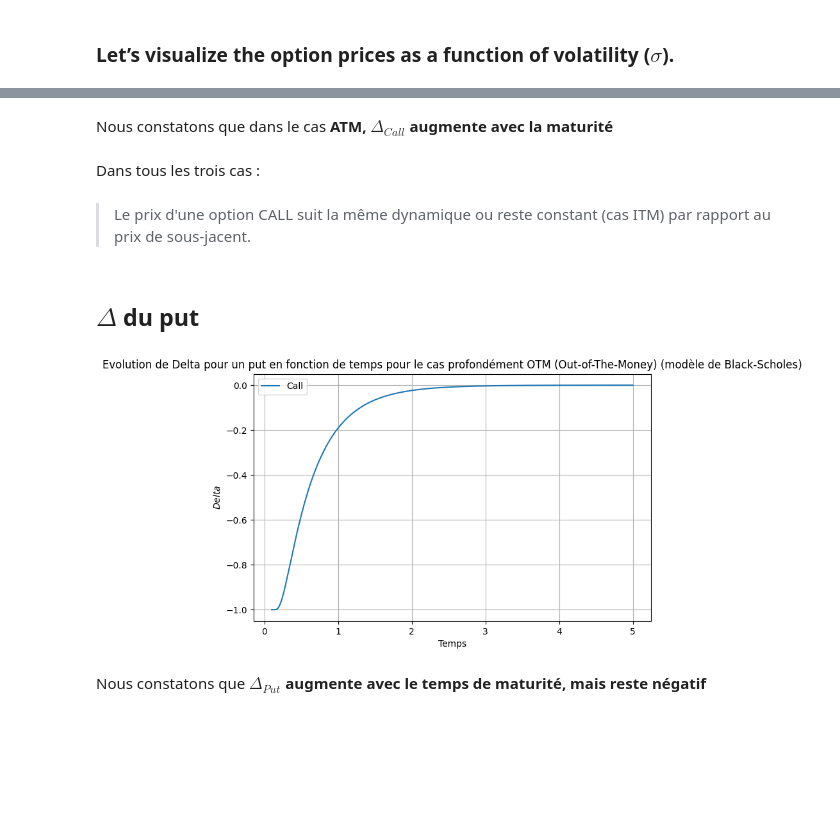
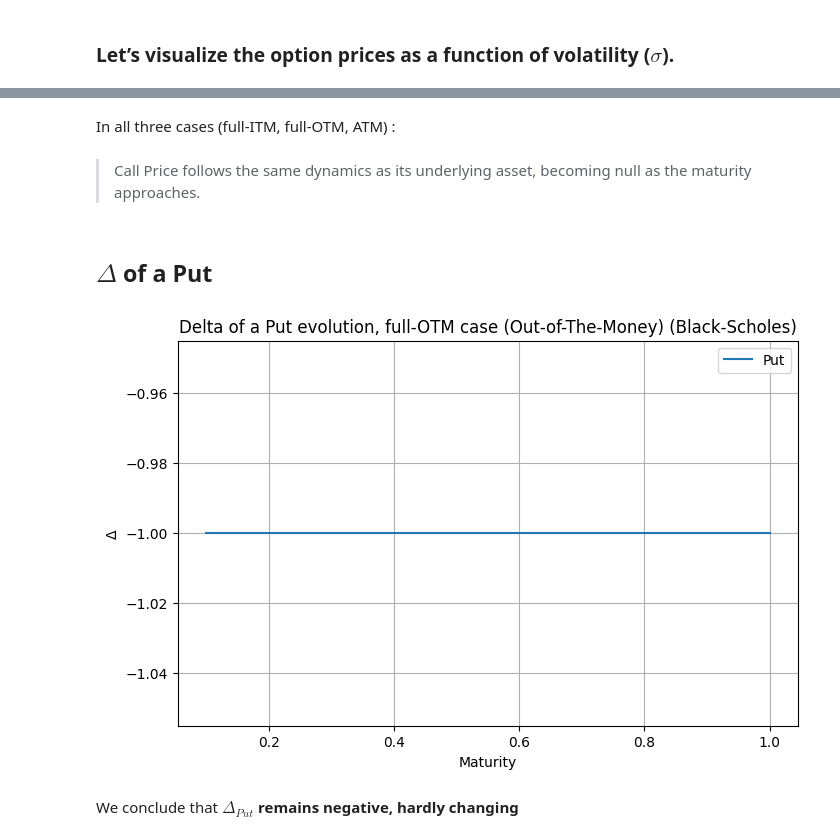
Before and after one commit to zmeikingleb/Financial_Models, a Jupyter notebook: Black Scholes.ipynb, the cells around one changed output, grey strips where cells are left out. Drawn from its saved outputs; the diff is of its cells as text; code cells hidden in the pictures; blank space fills up the shorter version.

```diff
--- a/Black Scholes.ipynb
+++ b/Black Scholes.ipynb
@@ -235,28 +337,27 @@ plt.show()
-# %% [markdown]
-Nous constatons que dans le cas **ATM, $\Delta_{Call}$ augmente avec la maturité**
 # %% [markdown]
-Dans tous les trois cas :
+In all three cases (full-ITM, full-OTM, ATM) :
 # %% [markdown]
-> Le prix d'une option CALL suit la même dynamique ou reste constant (cas ITM) par rapport au prix de sous-jacent.
+> Call Price follows the same dynamics as its underlying asset, becoming null as the maturity approaches.
 # %% [markdown]
-## $\Delta$ du put
+## $\Delta$ of a Put
 # %%
-Td= np.linspace(0.1, 200, 1000)
-S0=100
+Td= np.linspace(0.1, 1, 1000)
+T=1
+S0=1
 K=1000
 sigma = .4
 r = .04
-delta_time_put=[delta_put(S0, K, t, r, sigma) for t in Td]
+delta_time_put=[delta_put(S0, K,T,  t, r, sigma) for t in Td]
 plt.figure(figsize=(8,5))
-plt.plot(T, delta_time_put, label="Call")
-plt.title(f"Evolution de Delta pour un put en fonction de temps pour le cas profondément OTM (Out-of-The-Money) (modèle de Black-Scholes)")
-plt.xlabel("Temps")
-plt.ylabel("$Delta$")
+plt.plot(Td, delta_time_put, label="Put")
+plt.title(f"Delta of a Put evolution, full-OTM case (Out-of-The-Money) (Black-Scholes)")
+plt.xlabel("Maturity")
+plt.ylabel(r"$\Delta$")
 plt.grid(True)
 plt.legend()
 plt.show()
 # %% [output]
-[figure, old version]
+[figure, new version]
 # %% [markdown]
-Nous constatons que **$\Delta_{Put}$ augmente avec le temps de maturité, mais reste négatif**
+We conclude that **$\Delta_{Put}$ remains negative, hardly changing**
 # %%
```
Also changed, not shown: parts of 55 cells of this notebook.
